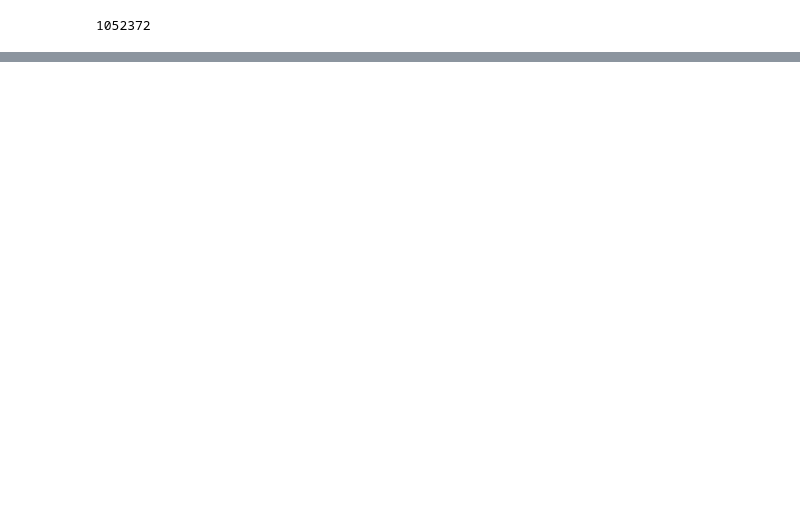
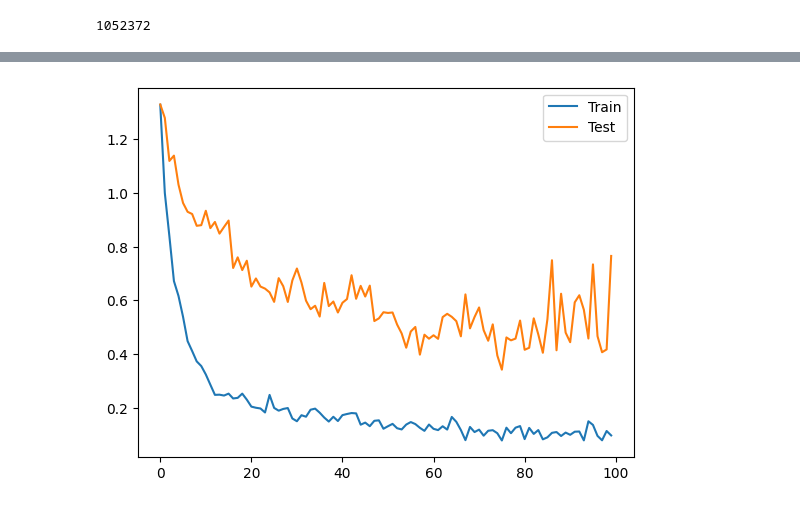
Before and after one commit to abdullahbilici/Emotion-Detection, a Jupyter notebook: src/model.ipynb, the cells around one changed output, grey strips where cells are left out. Saved outputs shown, nothing was run; the diff lists cells and outputs as text; code cells hidden in the pictures; blank space fills up the shorter version.

Commit message:
another good model

```diff
--- a/src/model.ipynb
+++ b/src/model.ipynb
@@ -142,12 +150,12 @@ for epoch in range(n_epoch):
     # save the best model
     if test_loss < best_test_loss:
         best_test_loss = test_loss
-        torch.save(model.state_dict(), '../model/model_1')
+        torch.save(model.state_dict(), '../model/model')
 
     losses["train"].append(running_loss)
     losses["test"].append(test_loss)
 
 
 # load the best model
-model.load_state_dict(torch.load('../model/model_1'))
+model.load_state_dict(torch.load('../model/model'))
 # %% [output]
@@ -171,4 +179,11 @@ Epoch: 100, Train loss: 0.1757, Test loss: 0.3417, Test accuracy: 0.8814.
 <All keys matched successfully>
+# %%
+plt.plot(losses["train"], label = "Train")
+plt.plot(losses["test"], label = "Test")
+plt.legend()
+plt.show()
+# %% [output]
+[figure, added]
 # %%
 emotion_map = {0.:"angry", 1.:"happy", 2.:"sad", 3.:"shocked"}
 
```
Also changed, not shown: parts of 12 cells of this notebook, 4 other files.
